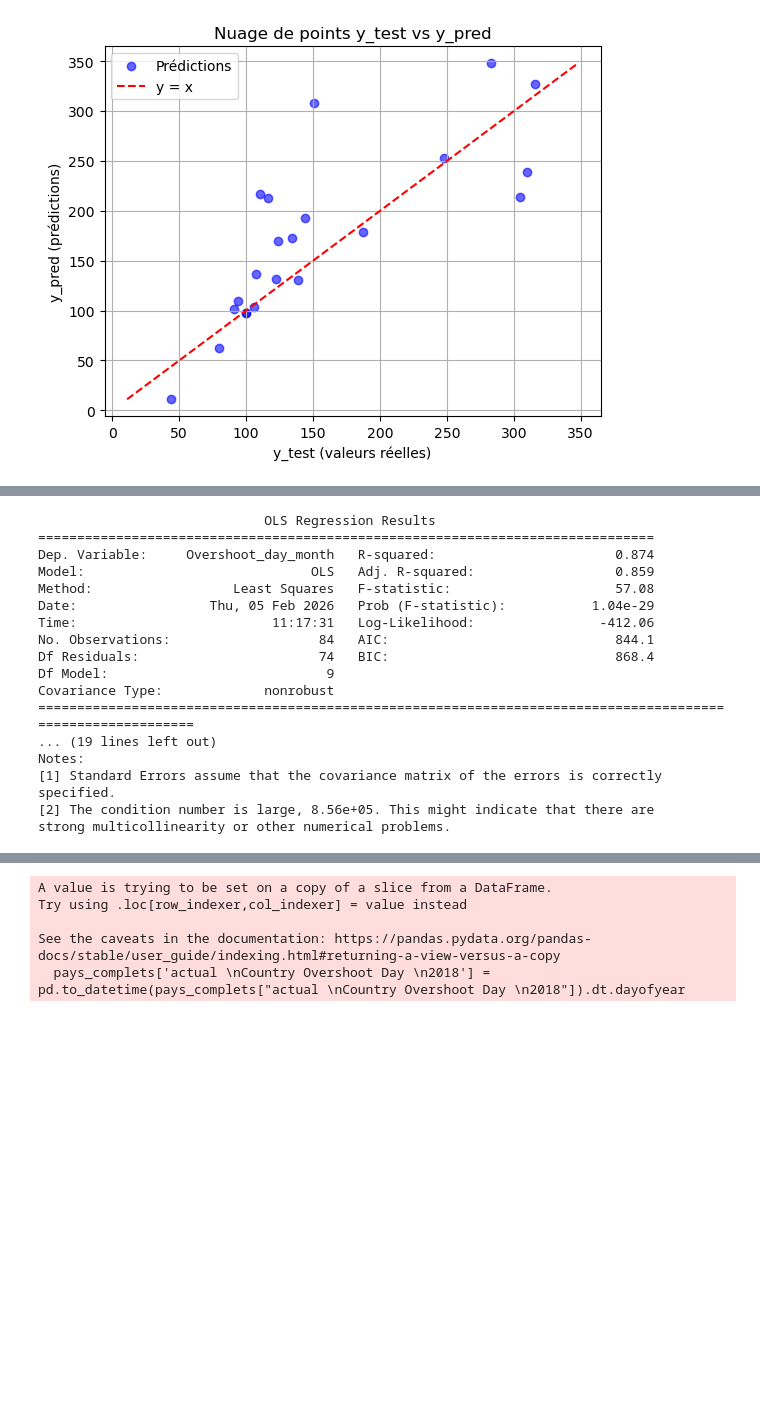
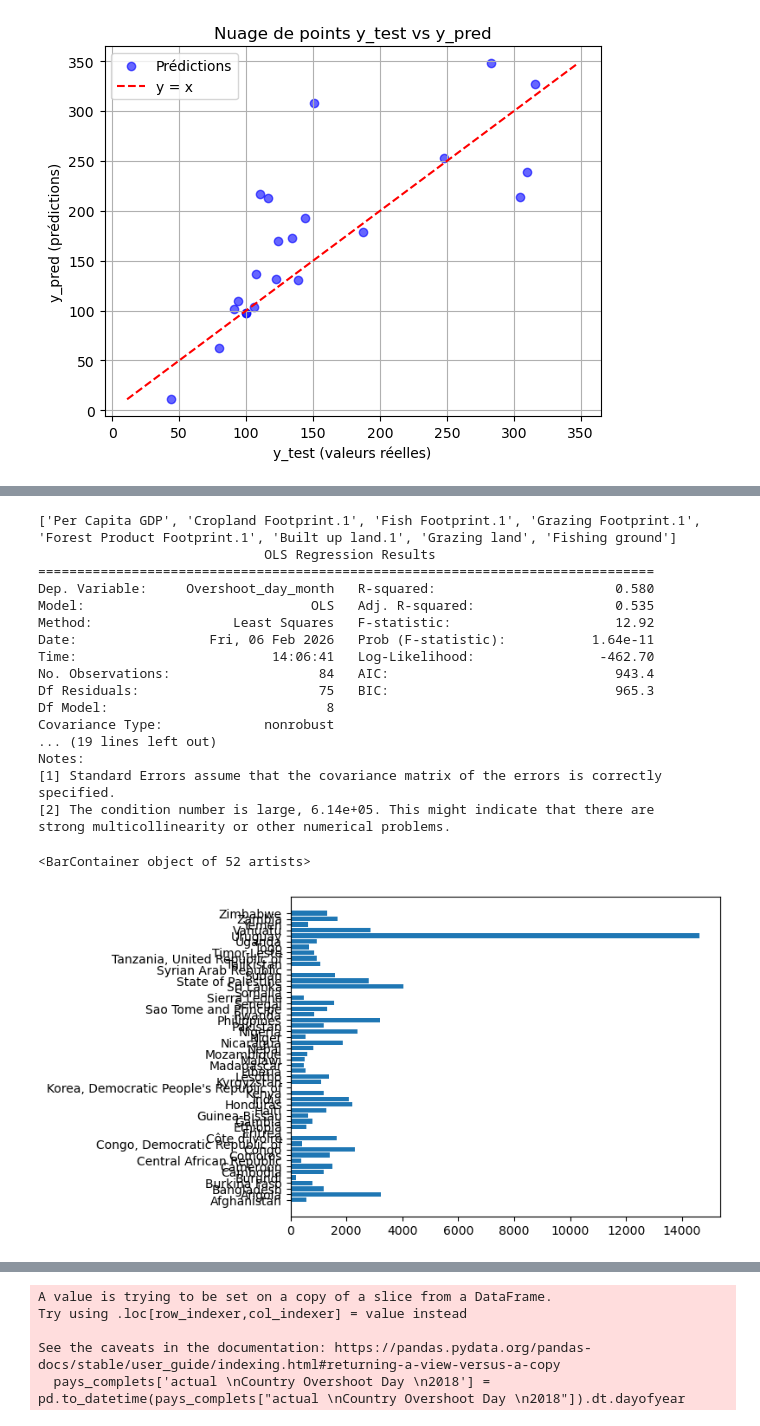
Before and after one commit to anna-cochat/Data_NA_project, a Jupyter notebook: Scénario1.ipynb, the cells around one changed output, grey strips where cells are left out. Saved outputs shown, nothing was run; the diff lists cells and outputs as text; code cells hidden in the pictures; blank space fills up the shorter version.

```diff
--- a/Scénario1.ipynb
+++ b/Scénario1.ipynb
@@ -281,12 +295,29 @@ plt.show()
 # %%
 import statsmodels.api as sm
 
-# Sélectionner les variables explicatives
+import pandas as pd
+
+# Supposons que votre DataFrame s'appelle df
+# Création des dummies pour "Income Group" avec le groupe "LI" comme référence
+#income_dummies = pd.get_dummies(df["Income Group"])  # on garde "LI" comme référence
+
+# Liste des features numériques
 selected_features = [
-    'SDGi', 'Life Expectancy', 'HDI', 'Per Capita GDP', 'Population (millions)',
-    'Total Ecological Footprint (Production)', 'Total Ecological Footprint (Consumption)',
-    'Ecological (Deficit) or Reserve', 'Number of Countries required'
+    "Per Capita GDP",
+    "Cropland Footprint.1",
+    "Fish Footprint.1",
+    "Grazing Footprint.1",
+    "Forest Product Footprint.1",
+    "Built up land.1",
+    "Grazing land",
+    "Fishing ground"
 ]
+
+# Ajout des colonnes dummies
+#selected_features += list(income_dummies.columns)
+
+# Maintenant selected_features contient toutes vos variables prêtes à l’emploi
+print(selected_features)
 
 # Ajouter une constante pour l'interception
 X_train_sm = sm.add_constant(X_train[selected_features])
@@ -297,20 +328,20 @@ model_sm = sm.OLS(y_train, X_train_sm).fit()
 # Afficher le résumé détaillé
 print(model_sm.summary())
 # %% [output]
+['Per Capita GDP', 'Cropland Footprint.1', 'Fish Footprint.1', 'Grazing Footprint.1', 'Forest Product Footprint.1', 'Built up land.1', 'Grazing land', 'Fishing ground']
                              OLS Regression Results
 ===============================================================================
-Dep. Variable:     Overshoot_day_month   R-squared:                       0.874
-Model:                             OLS   Adj. R-squared:                  0.859
-Method:                  Least Squares   F-statistic:                     57.08
-Date:                 Thu, 05 Feb 2026   Prob (F-statistic):           1.04e-29
-Time:                         11:17:31   Log-Likelihood:                -412.06
-No. Observations:                   84   AIC:                             844.1
-Df Residuals:                       74   BIC:                             868.4
-Df Model:                            9
+Dep. Variable:     Overshoot_day_month   R-squared:                       0.580
+Model:                             OLS   Adj. R-squared:                  0.535
+Method:                  Least Squares   F-statistic:                     12.92
+Date:                 Fri, 06 Feb 2026   Prob (F-statistic):           1.64e-11
+Time:                         14:06:41   Log-Likelihood:                -462.70
+No. Observations:                   84   AIC:                             943.4
+Df Residuals:                       75   BIC:                             965.3
+Df Model:                            8
 Covariance Type:             nonrobust
-============================================================================================================
 ... (19 lines left out)
 Notes:
 [1] Standard Errors assume that the covariance matrix of the errors is correctly specified.
-[2] The condition number is large, 8.56e+05. This might indicate that there are
+[2] The condition number is large, 6.14e+05. This might indicate that there are
 strong multicollinearity or other numerical problems.
@@ -316,0 +353,5 @@ strong multicollinearity or other numerical problems.
+# %%
+plt.barh(pays_manquants['Country'], pays_manquants['Per Capita GDP'])
+# %% [output]
+<BarContainer object of 52 artists>
+[figure, added]
```
Also changed, not shown: parts of 20 cells of this notebook, 2 other files.
